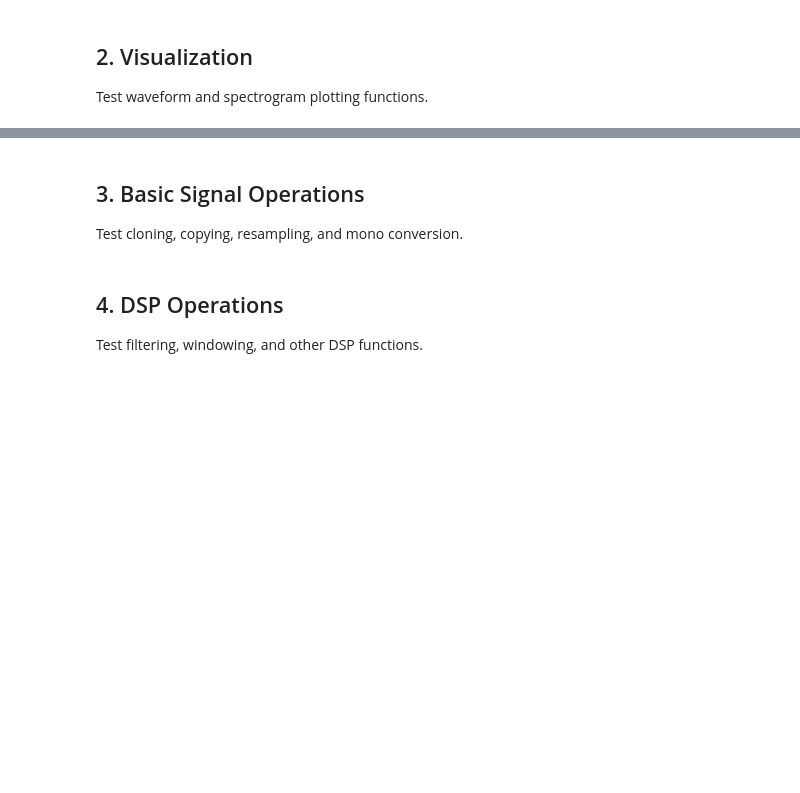
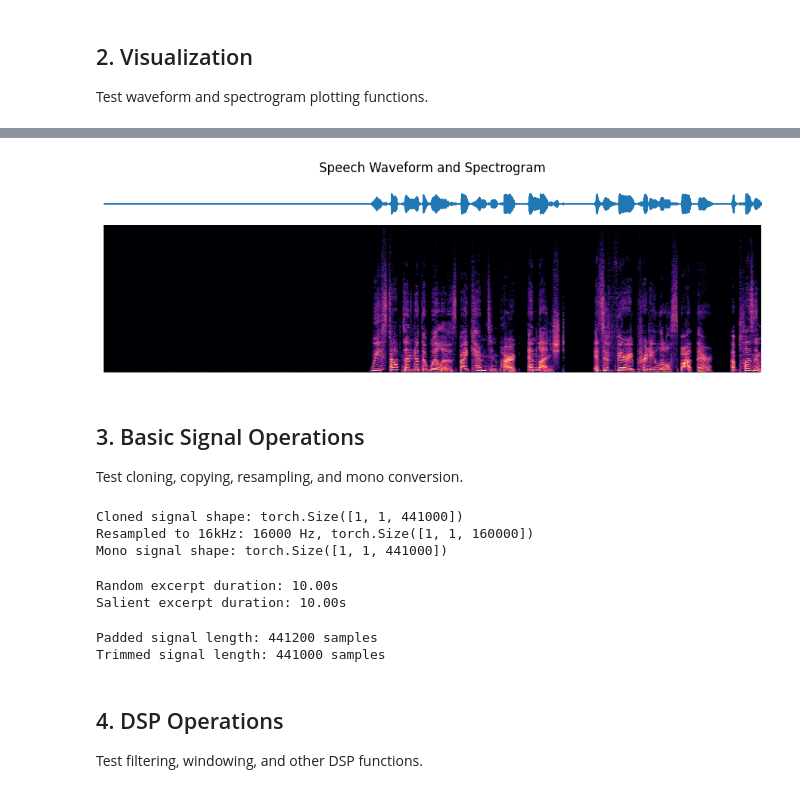
Before and after one commit to qweOkk/audiotools, a Jupyter notebook: test_audiotools_functions.ipynb, the cells around one changed output, grey strips where cells are left out. Cells and saved outputs as stored; diff of their text form; code cells hidden in the pictures; blank space fills up the shorter version.

```diff
--- a/test_audiotools_functions.ipynb
+++ b/test_audiotools_functions.ipynb
@@ -38,4 +47,4 @@ print(f"IR - Sample rate: {ir.sample_rate} Hz, Duration: {ir.duration:.2f}s, Sha
 # %%
 # Load with offset and duration
-speech_excerpt = AudioSignal("tests/audio/spk/f10_script4_produced.wav", offset=2, duration=3)
+speech_excerpt = AudioSignal("tests/audio/spk/f10_script4_produced.wav", offset=2, duration=10)
 print(f"Speech excerpt - Duration: {speech_excerpt.duration:.2f}s")
@@ -69,9 +88,11 @@ plt.show()
 # %%
 # Combined waveform and spectrogram
-fig, axes = speech_excerpt.wavespec()
+speech_excerpt.wavespec()
 plt.suptitle("Speech Waveform and Spectrogram")
 plt.tight_layout()
 plt.show()
+# %% [output]
+[figure, added]
 # %% [markdown]
 ## 3. Basic Signal Operations
 
@@ -88,14 +109,21 @@ print(f"Resampled to 16kHz: {speech_resampled.sample_rate} Hz, {speech_resampled
 # Convert to mono
 speech_mono = speech_excerpt.clone().to_mono()
 print(f"Mono signal shape: {speech_mono.audio_data.shape}")
+# %% [output]
+Cloned signal shape: torch.Size([1, 1, 441000])
+Resampled to 16kHz: 16000 Hz, torch.Size([1, 1, 160000])
+Mono signal shape: torch.Size([1, 1, 441000])
 # %%
 # Extract excerpt
-random_excerpt = speech.excerpt(duration=2.0)
+random_excerpt = speech.excerpt(audio_path="tests/audio/spk/f10_script4_produced.wav", duration=10.0)
 print(f"Random excerpt duration: {random_excerpt.duration:.2f}s")
 
 # Extract salient (loudest) excerpt
-salient_excerpt = speech.salient_excerpt(duration=2.0)
+salient_excerpt = speech.salient_excerpt(audio_path="tests/audio/spk/f10_script4_produced.wav", duration=10.0)
 print(f"Salient excerpt duration: {salient_excerpt.duration:.2f}s")
+# %% [output]
+Random excerpt duration: 10.00s
+Salient excerpt duration: 10.00s
 # %%
 # Padding and trimming
 padded = speech_excerpt.clone().zero_pad(100, 100)
@@ -103,6 +131,9 @@ print(f"Padded signal length: {padded.signal_length} samples")
 
 trimmed = padded.trim(100, 100)
 print(f"Trimmed signal length: {trimmed.signal_length} samples")
+# %% [output]
+Padded signal length: 441200 samples
+Trimmed signal length: 441000 samples
 # %% [markdown]
 ## 4. DSP Operations
 
```
Also changed, not shown: parts of 33 cells of this notebook.
